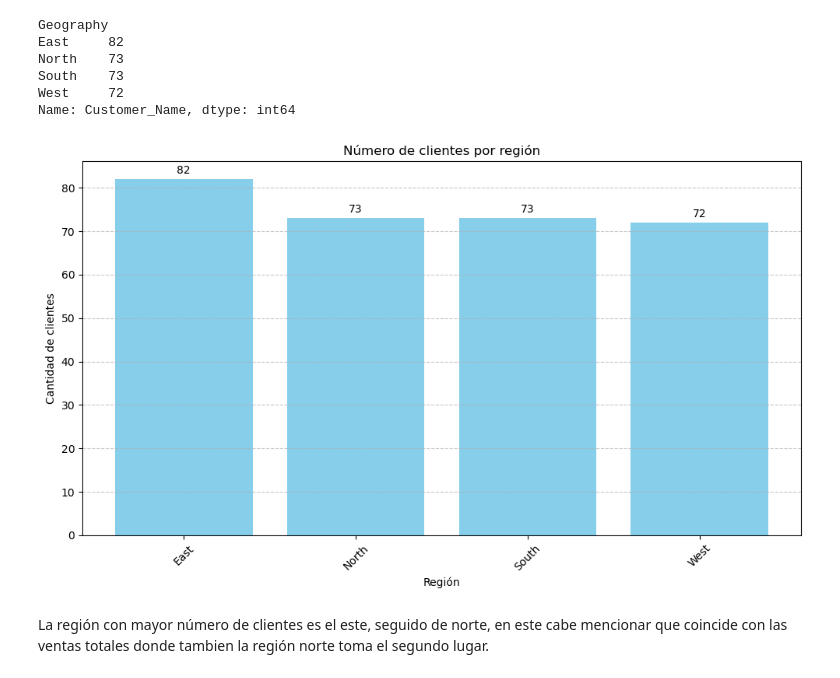
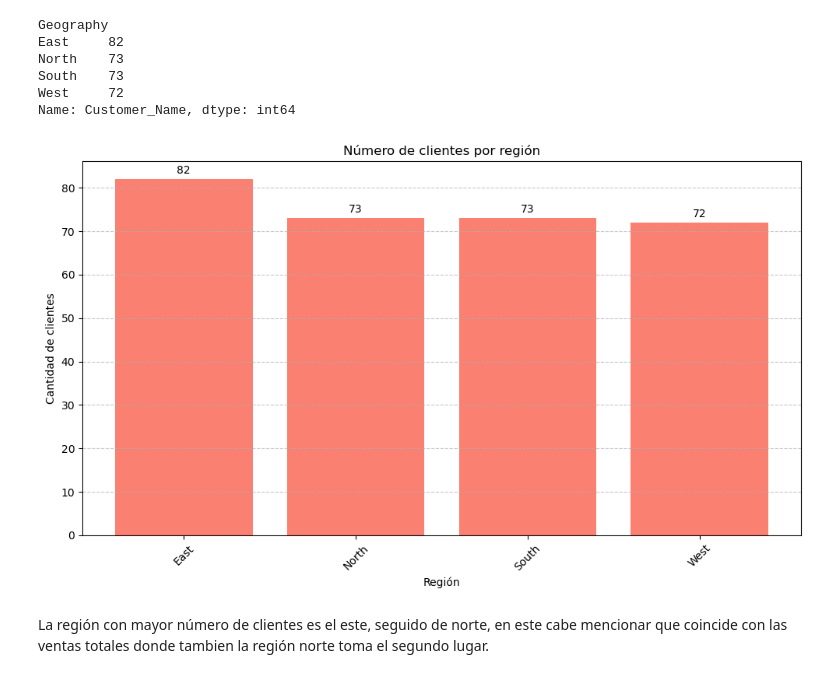
Before and after one commit to abigailTrujilloMtz/Proyecto_Analisis, a Jupyter notebook: Actividad_semana1.ipynb, the cells around one changed output. Drawn from its saved outputs; the diff is of its cells as text; code cells hidden in the pictures.

```diff
--- a/Actividad_semana1.ipynb
+++ b/Actividad_semana1.ipynb
@@ -209,0 +238,7 @@ memory usage: 39.2+ KB
+# %%
+#Cambiar el tipo ed dato de Geography
+clientes["Geography"] = clientes["Geography"].astype("category")
+
+#Tipo de dato y categorias
+print(f"Tipo de dato: {clientes['Geography'].dtype}")
+print(f"Categorías disponibles: {clientes['Geography'].cat.categories.tolist()}")
@@ -209,0 +248,18 @@ memory usage: 39.2+ KB
+# %%
+# Limpieza de símbolos
+clientes["Customer_Age"] = clientes["Customer_Age"].astype(str).str.replace("$", "", regex=False)
+clientes["Customer_Age"] = clientes["Customer_Age"].str.replace(",", "", regex=False)
+
+# Convertir a numérico (usamos 'coerce' para manejar errores)
+clientes["Customer_Age"] = pd.to_numeric(clientes["Customer_Age"], errors="coerce")
+
+# Eliminar posibles nulos (NaN) resultantes antes de convertir a entero
+# (Los enteros no pueden ser NaN, por lo que este paso es obligatorio)
+clientes = clientes.dropna(subset=["Customer_Age"])
+
+# Convertir a entero (int64)
+clientes["Customer_Age"] = clientes["Customer_Age"].astype("int64")
+
+# Verificaciones
+print(clientes["Customer_Age"].dtype)
+print(clientes["Customer_Age"].describe())
@@ -387,7 +560,7 @@ Clientes por región
 import pandas as pd
 import matplotlib.pyplot as plt
 
-clientes_region = datos_clientes.groupby('Geography',observed=False)['Customer_Name'].count()
+clientes_region= clientes.groupby('Geography',observed=False)['Customer_Name'].count()
 
 # Mostrar la tabla resultante
 print(clientes_region)
@@ -401,21 +574,21 @@ Name: Customer_Name, dtype: int64
 # %%
 # Gráfico de barras
 import matplotlib.pyplot as plt
 fig, ax = plt.subplots(figsize=(10, 6)) # lienzo
-barras = ax.bar(clientes_region.index, clientes_region.values, color='skyblue')
+barras = ax.bar(clientes_region.index, clientes_region.values, color='salmon')
 
-# 4. Agregar etiquetas a las barras
+# Agregar etiquetas a las barras
 ax.bar_label(barras, padding=3) # padding es el espacio entre la barra y el número
 plt.title('Número de clientes por región')
 plt.xlabel('Región')
 plt.ylabel('Cantidad de clientes')
 plt.xticks(rotation=45)
 plt.grid(axis='y', linestyle='--', alpha=0.7)
 
 plt.tight_layout()
 plt.show()
 # %% [output]
-[figure, old version]
+[figure, new version]
 # %% [markdown]
 La región con mayor número de clientes es el este, seguido de norte, en este cabe mencionar que coincide con las ventas totales donde tambien la región norte toma el segundo lugar.
 # %% [markdown]
```
Also changed, not shown: parts of 21 cells of this notebook.
